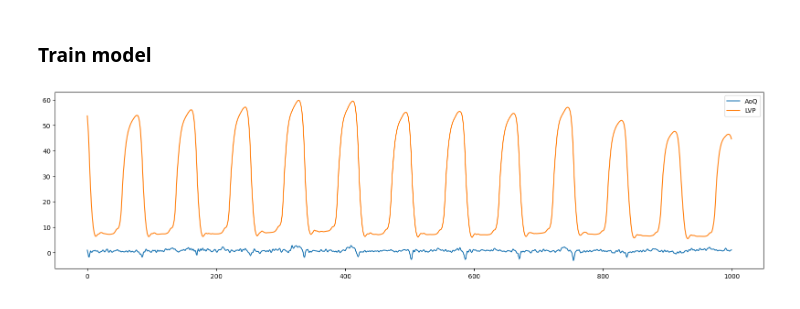
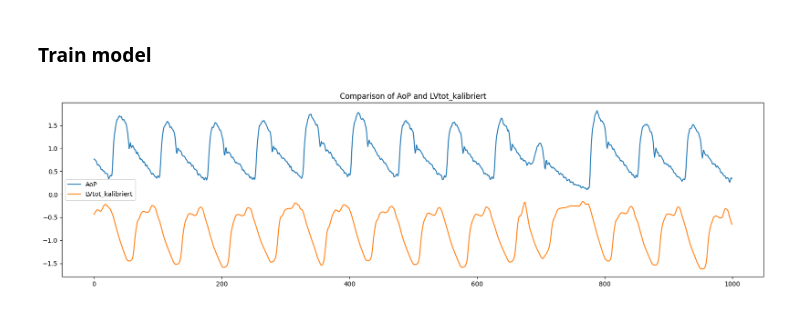
Before and after one commit to Johann4DL/Cycle-Consistent-Prediction-of-Cardiovascular-Signal-Data, a Jupyter notebook: Cycle_GAN.ipynb, the cells around one changed output. Drawn from its saved outputs; the diff is of its cells as text; code cells hidden in the pictures.

Commit message:
Big Dataset, Normalized data
generation with normalized data works.
We use the whole data set now

```diff
--- a/Cycle_GAN.ipynb
+++ b/Cycle_GAN.ipynb
@@ -136,0 +179,22 @@ df_test['intervention'] = df_test['intervention'].astype(int)
+# %%
+# intervntion, Phasenzuordnung and animal should be in another dataframe before the data is normalized
+df_IPA = df[['intervention', 'Phasenzuordnung', 'animal']]
+
+# drop columns in original dataframe
+df = df.drop(columns=['intervention', 'Phasenzuordnung', 'animal'])
+# %%
+# The data has to be array-like
+df_cols = ['LVtot_kalibriert', 'LVP', 'AoP', 'AoQ', 'RVtot_kalibriert', 'VADspeed', 'VadQ', 'VADcurrent', 'LVtot', 'RVtot']
+df = df.to_numpy()
+
+# scale the data
+scaler = StandardScaler()
+scaler.fit(df)
+transformed_data = scaler.transform(df)
+
+df = pd.DataFrame(transformed_data, columns=df_cols)
+print(df.shape)
+# concatenate df and df_IPA
+df = pd.concat([df, df_IPA], axis=1)
+print(df.shape)
+#print(df.head())
@@ -354,17 +573,18 @@ torch.Size([1, 1, 32])
 # config
 
 DEVICE = "cuda" if torch.cuda.is_available() else "cpu"
-BATCH_SIZE = 2048  #1024 didsn't work so well
+BATCH_SIZE = 512  #1024 didsn't work so well
 LEARNING_RATE = 1e-4  # 1e-5 was too small for 'LVtot_kalibriert' and 'LVtot'
-LAMBDA_IDENTITY = 0.1
-LAMBDA_CYCLE = 10.0
+# LAMBDA_IDENTITY = 0.1
+LAMBDA_CYCLE = 10.0 # try out different values
 NUM_WORKERS = 4
-NUM_EPOCHS = 3000
+NUM_EPOCHS = 2000
+LR_DECAY_AFTER_EPOCH = 500  # if LR_DECAY_AFTER_EPOCH = NUM_EPOCHS -> no decay
 GENERATION_AFTER_EPOCH = NUM_EPOCHS # number of epochs after which the model generates a sample
 LOAD_MODEL = False
 SAVE_MODEL = False
-SIG_A = 'AoQ' # "LVtot_kalibriert"
-SIG_B = 'LVP' # "LVtot"
+SIG_A = "AoP" # "VADcurrent" # "VadQ" # "AoP" # "LVP"
+SIG_B = "LVtot_kalibriert"
 CHECKPOINT_GEN_A2B = "Checkpoints/Generated_data/gen_{}.pth.tar".format(SIG_B)
 CHECKPOINT_GEN_B2A = "Checkpoints/Generated_data/gen_{}.pth.tar".format(SIG_A)
 CHECKPOINT_DISC_A =  "Checkpoints/Generated_data/disc{}.pth.tar".format(SIG_A)
@@ -372,12 +592,13 @@ CHECKPOINT_DISC_B =  "Checkpoints/Generated_data/disc{}.pth.tar".format(SIG_B)
 # %%
 # Visualize the data we want to generate
 plt.figure(figsize=(20, 5))
-plt.plot(df_train[SIG_A][:1000], label='AoQ')
-plt.plot(df_train[SIG_B][:1000], label='LVP')
+plt.plot(df_train[SIG_A][:1000], label= SIG_A)
+plt.plot(df_train[SIG_B][:1000], label= SIG_B)
+plt.title('Comparison of {} and {}'.format(SIG_A, SIG_B))
 plt.legend()
 plt.show()
 # %% [output]
-[figure, old version]
+[figure, new version]
 # %%
 # initialize generator and discriminator
 gen_A = UnetGenerator().to(DEVICE)
```
Also changed, not shown: parts of 30 cells of this notebook, 14 other files.
